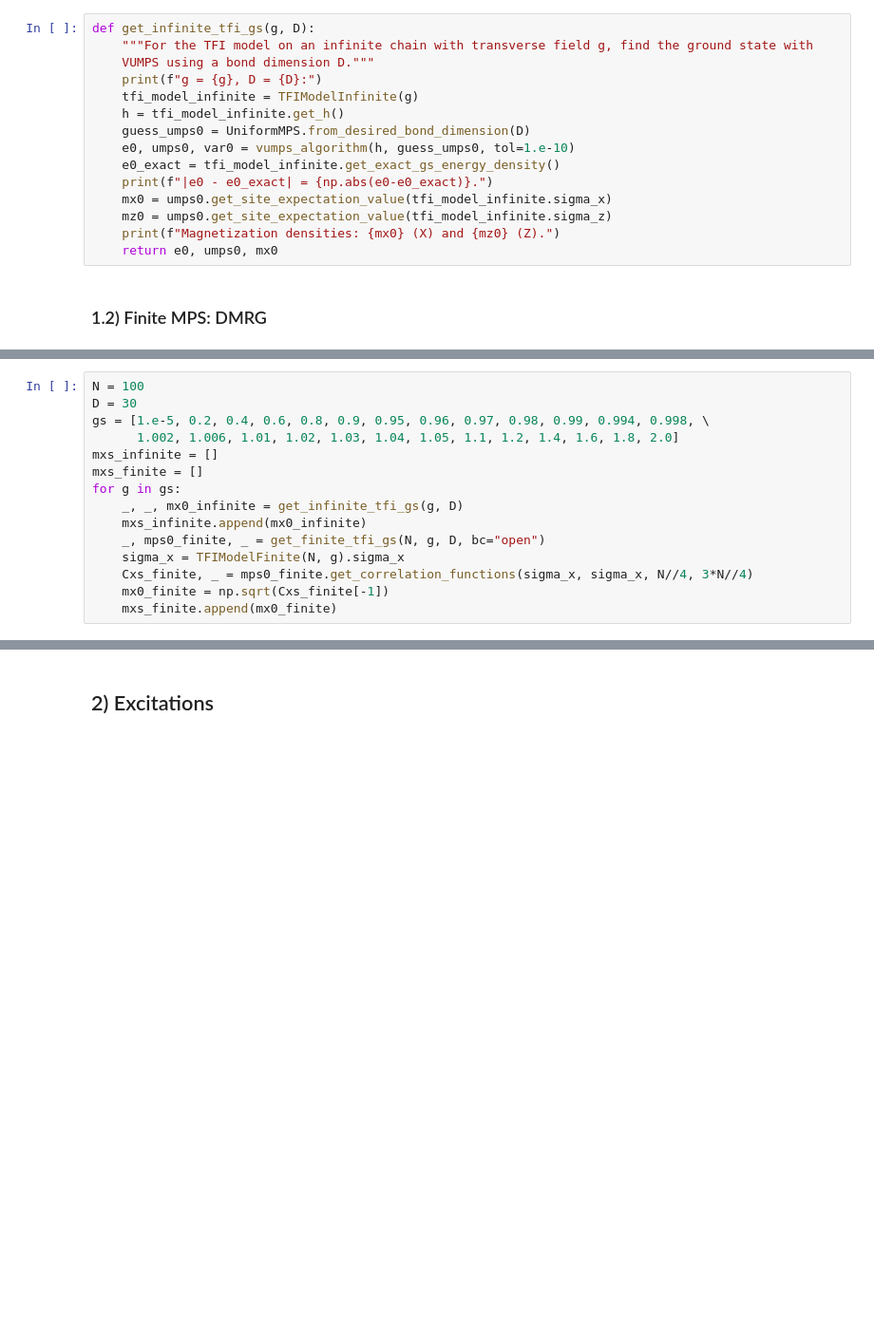
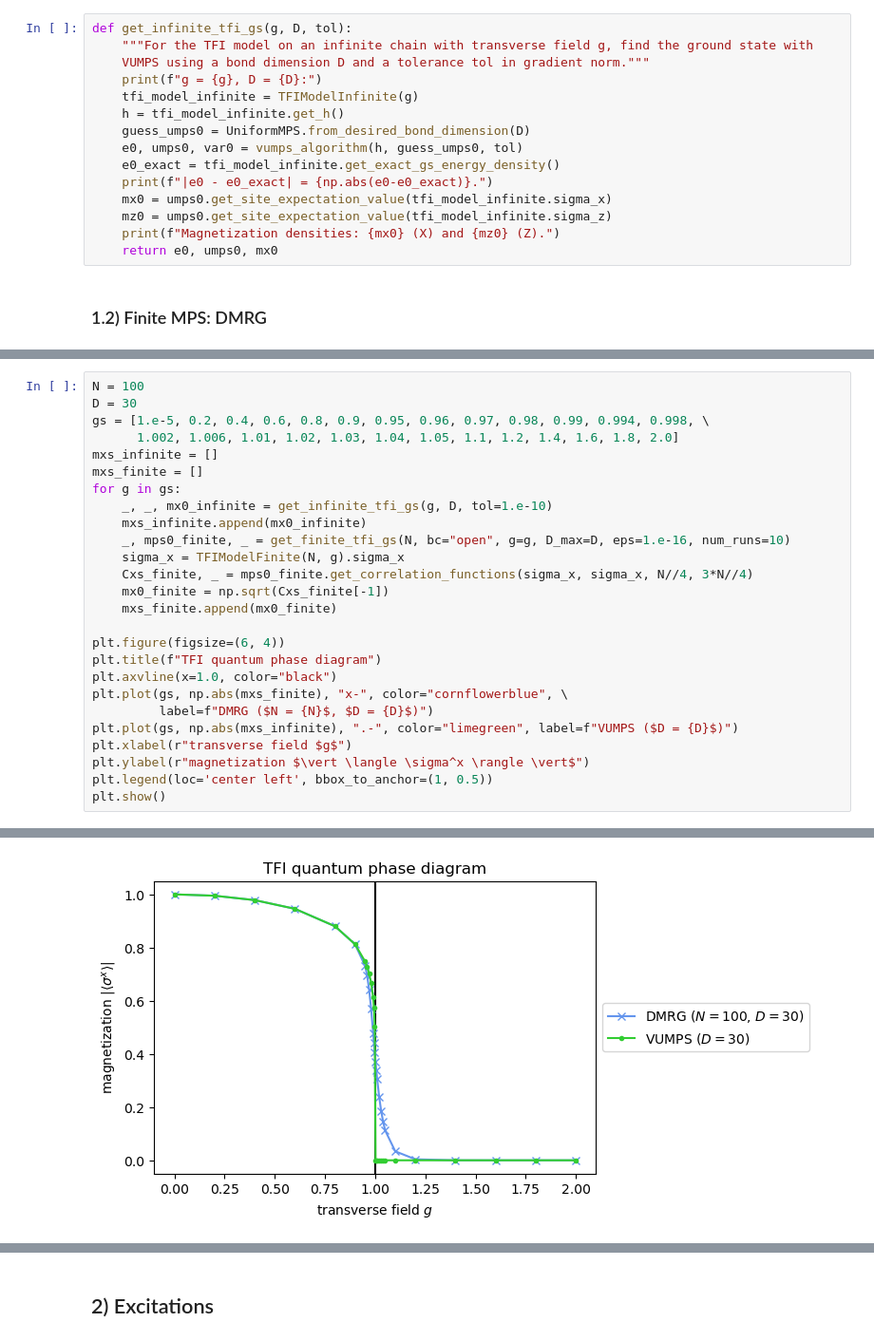
Before and after one commit to lukasjwittmann/mps_excitations_toycodes, a Jupyter notebook: tfi_spectrum.ipynb, the cells around one changed output, grey strips where cells are left out. Shown at 95% size. Cells and saved outputs as stored; diff of their text form; blank space fills up the shorter version.

```diff
--- a/tfi_spectrum.ipynb
+++ b/tfi_spectrum.ipynb
@@ -52,14 +64,14 @@ from d_excitations import VariationalQuasiparticleExcitationEngine, \
 # %% [markdown]
 ### 1.1) Infinite uniform MPS: VUMPS
 # %%
-def get_infinite_tfi_gs(g, D):
+def get_infinite_tfi_gs(g, D, tol):
     """For the TFI model on an infinite chain with transverse field g, find the ground state with
-    VUMPS using a bond dimension D."""
+    VUMPS using a bond dimension D and a tolerance tol in gradient norm."""
     print(f"g = {g}, D = {D}:")
     tfi_model_infinite = TFIModelInfinite(g)
     h = tfi_model_infinite.get_h()
     guess_umps0 = UniformMPS.from_desired_bond_dimension(D)
-    e0, umps0, var0 = vumps_algorithm(h, guess_umps0, tol=1.e-10)
+    e0, umps0, var0 = vumps_algorithm(h, guess_umps0, tol)
     e0_exact = tfi_model_infinite.get_exact_gs_energy_density()
     print(f"|e0 - e0_exact| = {np.abs(e0-e0_exact)}.")
     mx0 = umps0.get_site_expectation_value(tfi_model_infinite.sigma_x)
@@ -100,12 +113,23 @@ gs = [1.e-5, 0.2, 0.4, 0.6, 0.8, 0.9, 0.95, 0.96, 0.97, 0.98, 0.99, 0.994, 0.998
 mxs_infinite = []
 mxs_finite = []
 for g in gs:
-    _, _, mx0_infinite = get_infinite_tfi_gs(g, D)
+    _, _, mx0_infinite = get_infinite_tfi_gs(g, D, tol=1.e-10)
     mxs_infinite.append(mx0_infinite)
-    _, mps0_finite, _ = get_finite_tfi_gs(N, g, D, bc="open")
+    _, mps0_finite, _ = get_finite_tfi_gs(N, bc="open", g=g, D_max=D, eps=1.e-16, num_runs=10)
     sigma_x = TFIModelFinite(N, g).sigma_x
     Cxs_finite, _ = mps0_finite.get_correlation_functions(sigma_x, sigma_x, N//4, 3*N//4)
     mx0_finite = np.sqrt(Cxs_finite[-1])
     mxs_finite.append(mx0_finite)
+
+plt.figure(figsize=(6, 4))
+plt.title(f"TFI quantum phase diagram")
+plt.axvline(x=1.0, color="black")
+plt.plot(gs, np.abs(mxs_finite), "x-", color="cornflowerblue", \
+         label=f"DMRG ($N = {N}$, $D = {D}$)")
+plt.plot(gs, np.abs(mxs_infinite), ".-", color="limegreen", label=f"VUMPS ($D = {D}$)")
+plt.xlabel(r"transverse field $g$")
+plt.ylabel(r"magnetization $\vert \langle \sigma^x \rangle \vert$")
+plt.legend(loc='center left', bbox_to_anchor=(1, 0.5))
+plt.show()
 # %% [output]
 g = 1e-05, D = 30:
@@ -127,0 +152 @@ Mean magnetizations: 4.1636755338643124e-17 (X) and 0.93494727773919 (Z).
+[figure, added]
```
Also changed, not shown: parts of 35 cells of this notebook.
